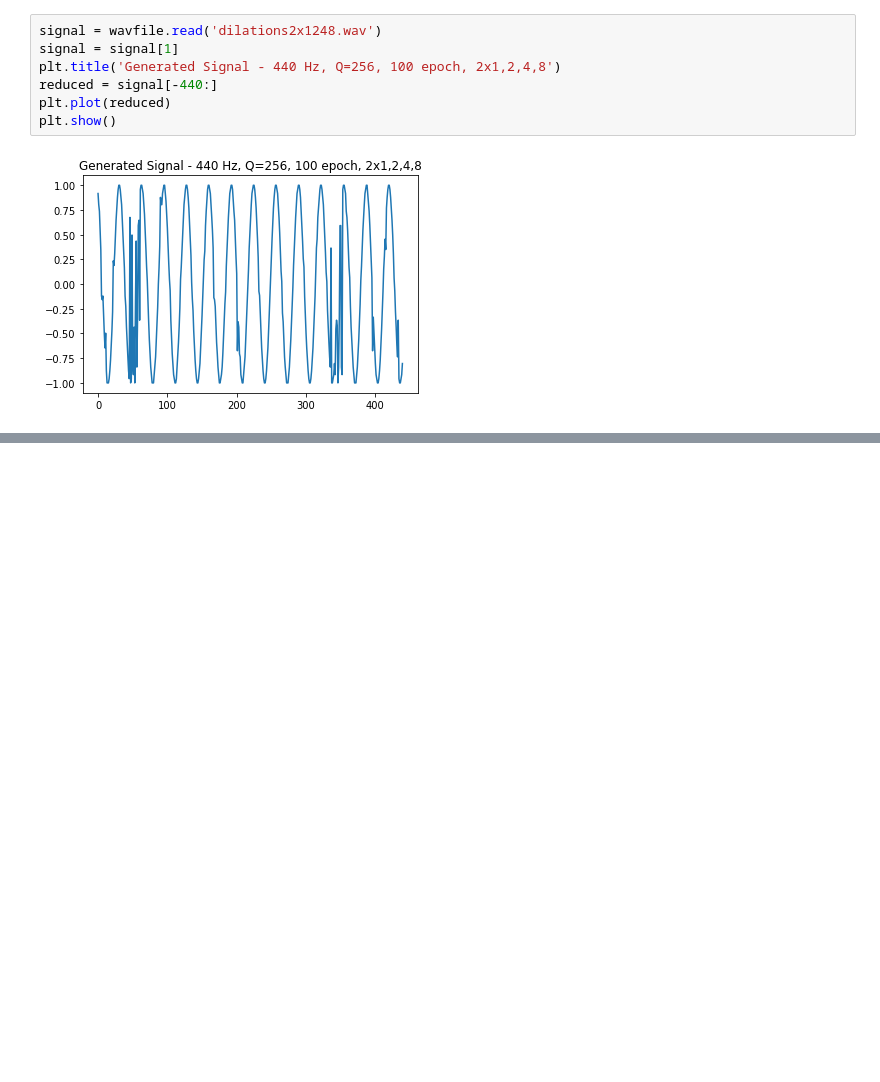
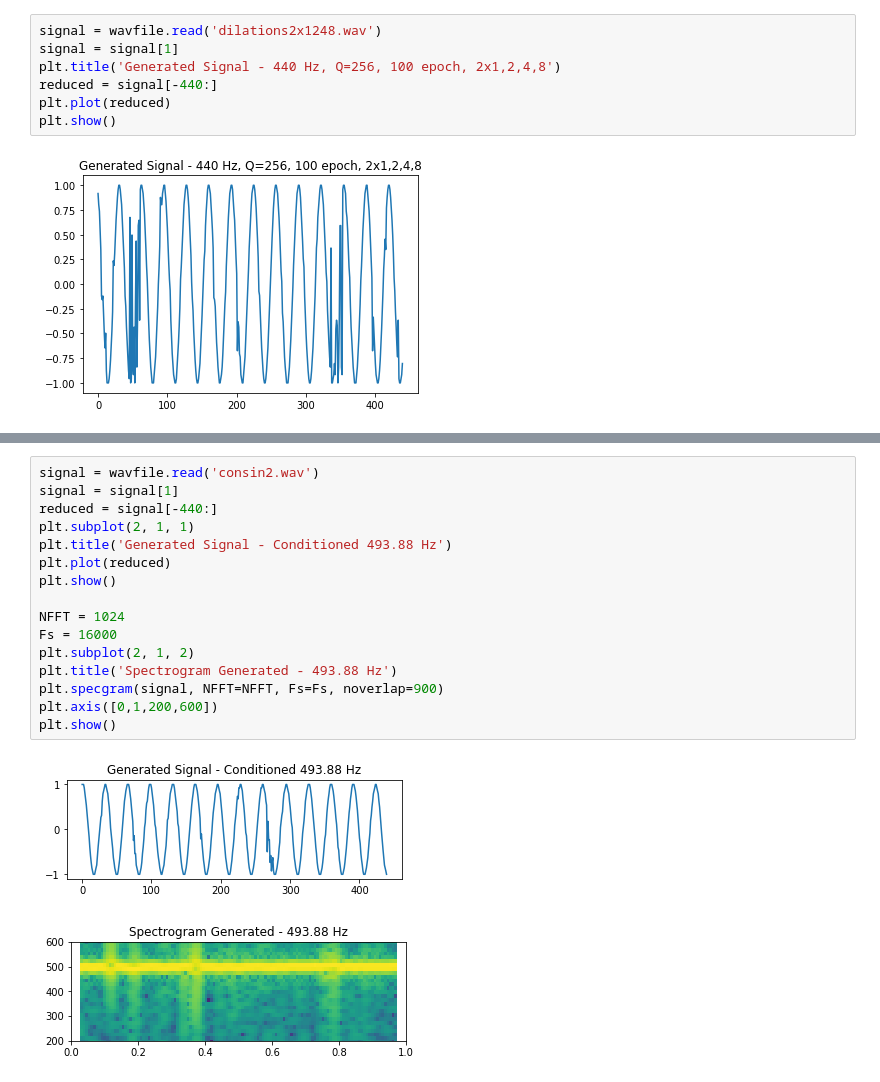
Before and after one commit to aleixcm/tensorflow-wavenet, a Jupyter notebook: wavenetExperiments.ipynb, the cells around one changed output, grey strips where cells are left out. Cells and saved outputs as stored; diff of their text form; blank space fills up the shorter version.

```diff
--- a/wavenetExperiments.ipynb
+++ b/wavenetExperiments.ipynb
@@ -114,0 +158,19 @@ plt.show()
+# %%
+signal = wavfile.read('consin2.wav')
+signal = signal[1]
+reduced = signal[-440:]
+plt.subplot(2, 1, 1)
+plt.title('Generated Signal - Conditioned 493.88 Hz')
+plt.plot(reduced)
+plt.show()
+
+NFFT = 1024
+Fs = 16000
+plt.subplot(2, 1, 2)
+plt.title('Spectrogram Generated - 493.88 Hz')
+plt.specgram(signal, NFFT=NFFT, Fs=Fs, noverlap=900)
+plt.axis([0,1,200,600])
+plt.show()
+# %% [output]
+[figure, added]
+[figure, added]
```
Also changed, not shown: parts of 27 cells of this notebook, 21 other files.
